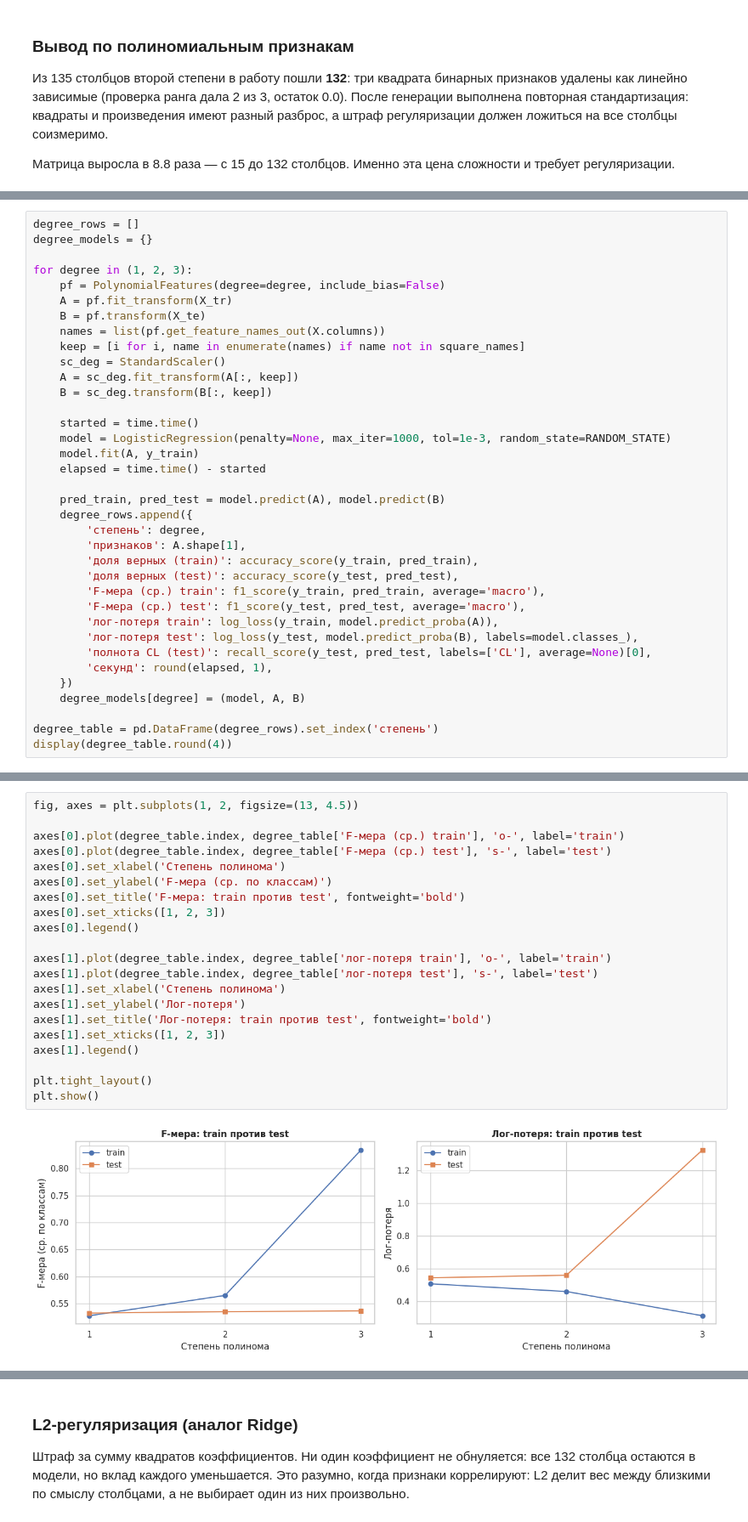
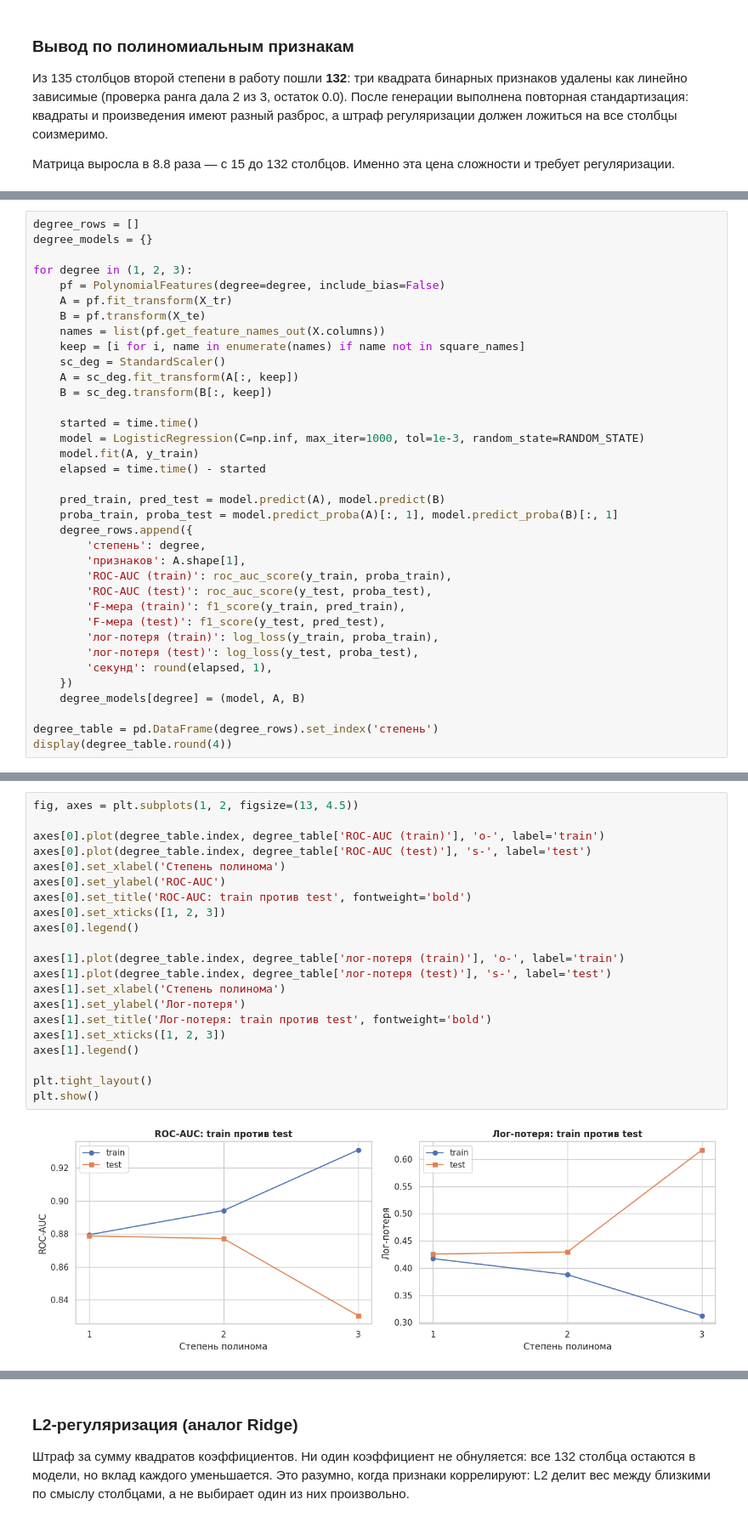
Before and after one commit to fishtriangle/ml-project-practice-1, a Jupyter notebook: project_notebooks/Stage_4_polynomial_regularization.ipynb, the cells around one changed output, grey strips where cells are left out. Shown at 85% size. Drawn from its saved outputs; the diff is of its cells as text.

```diff
--- a/project_notebooks/Stage_4_polynomial_regularization.ipynb
+++ b/project_notebooks/Stage_4_polynomial_regularization.ipynb
@@ -297,21 +299,21 @@ for degree in (1, 2, 3):
     B = sc_deg.transform(B[:, keep])
 
     started = time.time()
-    model = LogisticRegression(penalty=None, max_iter=1000, tol=1e-3, random_state=RANDOM_STATE)
+    model = LogisticRegression(C=np.inf, max_iter=1000, tol=1e-3, random_state=RANDOM_STATE)
     model.fit(A, y_train)
     elapsed = time.time() - started
 
     pred_train, pred_test = model.predict(A), model.predict(B)
+    proba_train, proba_test = model.predict_proba(A)[:, 1], model.predict_proba(B)[:, 1]
     degree_rows.append({
         'степень': degree,
         'признаков': A.shape[1],
-        'доля верных (train)': accuracy_score(y_train, pred_train),
-        'доля верных (test)': accuracy_score(y_test, pred_test),
-        'F-мера (ср.) train': f1_score(y_train, pred_train, average='macro'),
-        'F-мера (ср.) test': f1_score(y_test, pred_test, average='macro'),
-        'лог-потеря train': log_loss(y_train, model.predict_proba(A)),
-        'лог-потеря test': log_loss(y_test, model.predict_proba(B), labels=model.classes_),
-        'полнота CL (test)': recall_score(y_test, pred_test, labels=['CL'], average=None)[0],
+        'ROC-AUC (train)': roc_auc_score(y_train, proba_train),
+        'ROC-AUC (test)': roc_auc_score(y_test, proba_test),
+        'F-мера (train)': f1_score(y_train, pred_train),
+        'F-мера (test)': f1_score(y_test, pred_test),
+        'лог-потеря (train)': log_loss(y_train, proba_train),
+        'лог-потеря (test)': log_loss(y_test, proba_test),
         'секунд': round(elapsed, 1),
     })
     degree_models[degree] = (model, A, B)
@@ -327,26 +329,26 @@ display(degree_table.round(4))
 # %%
 fig, axes = plt.subplots(1, 2, figsize=(13, 4.5))
 
-axes[0].plot(degree_table.index, degree_table['F-мера (ср.) train'], 'o-', label='train')
-axes[0].plot(degree_table.index, degree_table['F-мера (ср.) test'], 's-', label='test')
+axes[0].plot(degree_table.index, degree_table['ROC-AUC (train)'], 'o-', label='train')
+axes[0].plot(degree_table.index, degree_table['ROC-AUC (test)'], 's-', label='test')
 axes[0].set_xlabel('Степень полинома')
-axes[0].set_ylabel('F-мера (ср. по классам)')
-axes[0].set_title('F-мера: train против test', fontweight='bold')
+axes[0].set_ylabel('ROC-AUC')
+axes[0].set_title('ROC-AUC: train против test', fontweight='bold')
 axes[0].set_xticks([1, 2, 3])
 axes[0].legend()
 
-axes[1].plot(degree_table.index, degree_table['лог-потеря train'], 'o-', label='train')
-axes[1].plot(degree_table.index, degree_table['лог-потеря test'], 's-', label='test')
+axes[1].plot(degree_table.index, degree_table['лог-потеря (train)'], 'o-', label='train')
+axes[1].plot(degree_table.index, degree_table['лог-потеря (test)'], 's-', label='test')
 axes[1].set_xlabel('Степень полинома')
 axes[1].set_ylabel('Лог-потеря')
 axes[1].set_title('Лог-потеря: train против test', fontweight='bold')
 axes[1].set_xticks([1, 2, 3])
 axes[1].legend()
 
 plt.tight_layout()
 plt.show()
 # %% [output]
-[figure, old version]
+[figure, new version]
 # %% [markdown]
 ### Вывод по недообучению и переобучению
 
```
Also changed, not shown: parts of 39 cells of this notebook, 6 other files.
